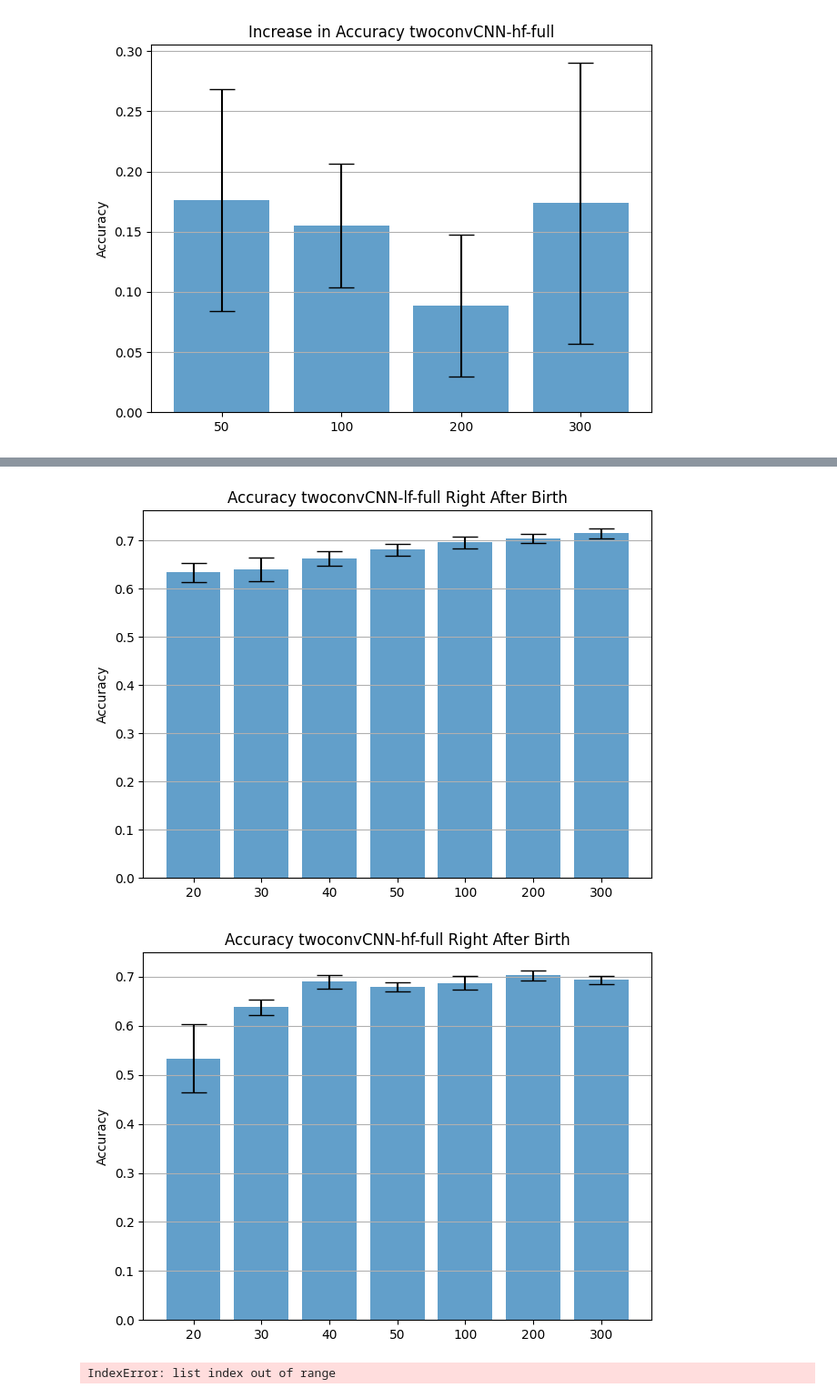
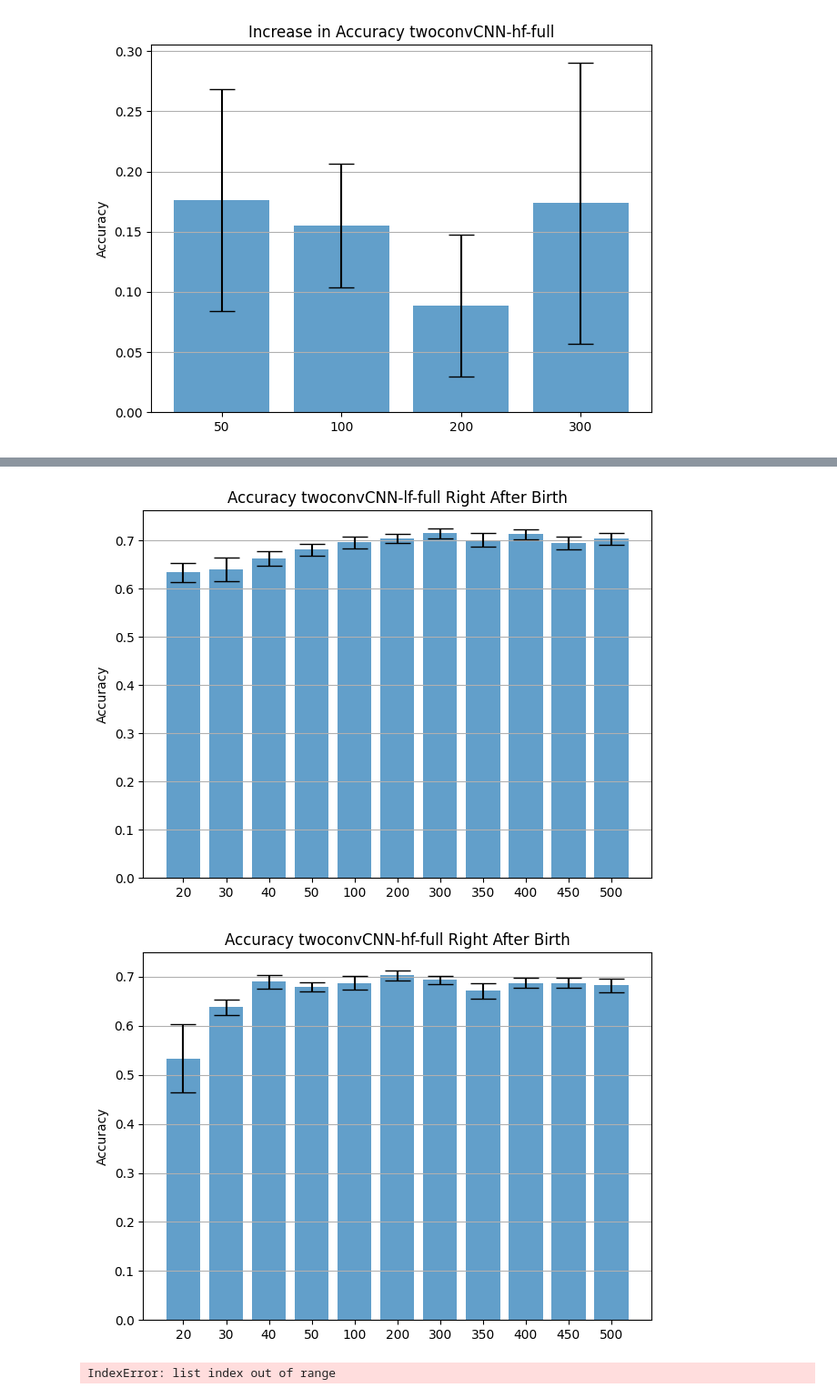
Before and after one commit to Frankalexej/proslearn_22, a Jupyter notebook: A_2_analysis.ipynb, the cells around one changed output, grey strips where cells are left out. Shown at 91% size. Drawn from its saved outputs; the diff is of its cells as text; code cells hidden in the pictures.

```diff
--- a/A_2_analysis.ipynb
+++ b/A_2_analysis.ipynb
@@ -166,6 +166,22 @@ for model_type, runtype, cv in list(product(["twoconvCNN"], ["lf", "hf"], ["full
                     reses[f"{pre}"].append(val)
                 else:
                     reses[f"{pre}"] = [val]
+
+    for pre in [350, 400, 450, 500]:
+        run_list = [2, 3, 4, 5]
+        total_epochs = 700
+        for run_case in run_list:
+            dir = os.path.join(hyper_dir, f"{run_version}-{ts}-{run_case}", f"{model_type}-{pre}-{total_epochs-pre}")
+            res = ResReader(dir, runtype=runtype, cv=cv).read()
+            # val = np.mean([x - y for x, y in zip(res[1], res[2])][pre - 1])
+            look_at = 2 # 1 for valid, 2 for full valid
+            jump = 10
+            for i in range(pre-jump, pre+1):
+                val = res[look_at][i]
+                if f"{pre}" in reses.keys():
+                    reses[f"{pre}"].append(val)
+                else:
+                    reses[f"{pre}"] = [val]
     draw(reses, "Accuracy", f"Accuracy {model_type}-{runtype}-{cv} Before Birth")
 
 # total_df.to_csv(os.path.join(hyper_dir, f"accinc-{ts}.csv"), index=False)
@@ -184,35 +200,50 @@ for model_type, runtype, cv in list(product(["twoconvCNN"], ["lf", "hf"], ["full
             dir = os.path.join(hyper_dir, f"{run_version}-{ts}-{run_case}", f"{model_type}-{pre}-{total_epochs-pre}")
             res = ResReader(dir, runtype=runtype, cv=cv).read()
             # val = np.mean([x - y for x, y in zip(res[1], res[2])][pre - 1])
             look_at = 2 # 1 for valid, 2 for full valid
             jump = 10
             for i in range(pre+1, pre+1+jump):
                 val = res[look_at][i]
                 if f"{pre}" in reses.keys():
                     reses[f"{pre}"].append(val)
                 else:
                     reses[f"{pre}"] = [val]
     for pre in [50, 100, 200, 300]:
         run_list = [1, 2, 3]
         total_epochs = 500
         for run_case in run_list:
             dir = os.path.join(hyper_dir, f"{run_version}-{ts}-{run_case}", f"{model_type}-{pre}-{total_epochs-pre}")
             res = ResReader(dir, runtype=runtype, cv=cv).read()
             # val = np.mean([x - y for x, y in zip(res[1], res[2])][pre - 1])
             look_at = 2 # 1 for valid, 2 for full valid
             jump = 10
             for i in range(pre+1, pre+1+jump):
                 val = res[look_at][i]
                 if f"{pre}" in reses.keys():
                     reses[f"{pre}"].append(val)
                 else:
                     reses[f"{pre}"] = [val]
+    for pre in [350, 400, 450, 500]:
+        run_list = [2, 3, 4, 5]
+        total_epochs = 700
+        for run_case in run_list:
+            dir = os.path.join(hyper_dir, f"{run_version}-{ts}-{run_case}", f"{model_type}-{pre}-{total_epochs-pre}")
+            res = ResReader(dir, runtype=runtype, cv=cv).read()
+            # val = np.mean([x - y for x, y in zip(res[1], res[2])][pre - 1])
+            look_at = 2 # 1 for valid, 2 for full valid
+            jump = 10
+            for i in range(pre+1, pre+1+jump):
+                val = res[look_at][i]
+                if f"{pre}" in reses.keys():
+                    reses[f"{pre}"].append(val)
+                else:
+                    reses[f"{pre}"] = [val]
     draw(reses, "Accuracy", f"Accuracy {model_type}-{runtype}-{cv} Right After Birth")
 
 # total_df.to_csv(os.path.join(hyper_dir, f"accinc-{ts}.csv"), index=False)
 # %% [output]
-[figure, old version]
+[figure, new version]
-[figure, old version]
+[figure, new version]
 # %%
 total_df = pd.DataFrame(columns=["run", "preepoch_cond", "model_cond", "train_filter_cond", "valid_phone_cond", "acc_inc"])
 for model_type, runtype, cv in list(product(["twoconvCNN"], ["lf", "hf"], ["full"])):
```
Also changed, not shown: parts of 2 cells of this notebook.
